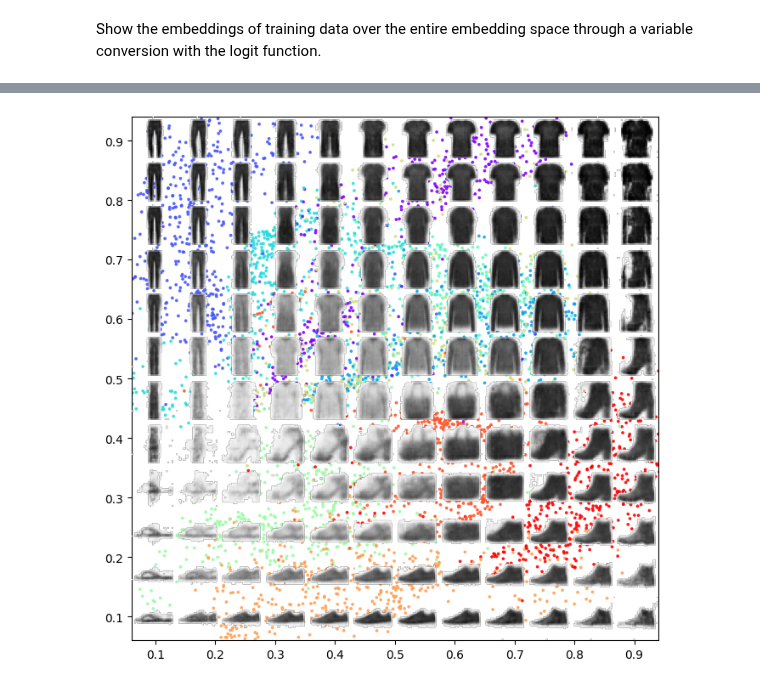
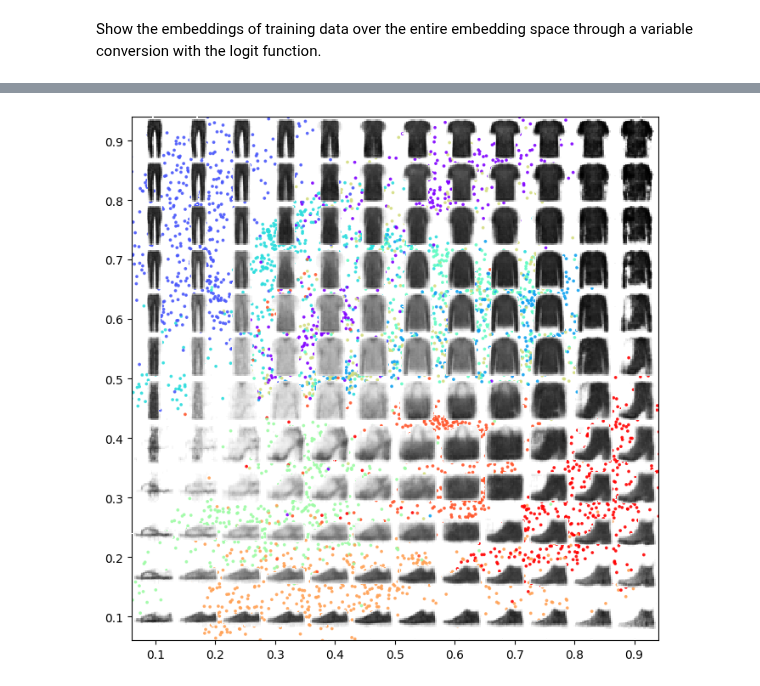
Before and after one commit to enakai00/colab_GenAI_lecture, a Jupyter notebook: Part02/3. Variational AutoEncoder Fashion MNIST.ipynb, the cells around one changed output, grey strips where cells are left out. Saved outputs shown, nothing was run; the diff lists cells and outputs as text; code cells hidden in the pictures.

```diff
--- a/Part02/3. Variational AutoEncoder Fashion MNIST.ipynb
+++ b/Part02/3. Variational AutoEncoder Fashion MNIST.ipynb
@@ -255,27 +255,27 @@ _ = subplot.scatter(sigmoid(embeddings[:, 0]), sigmoid(embeddings[:, 1]),
 # %%
 x = np.linspace(0.1, 0.9, 12)
 y = np.linspace(0.9, 0.1, 12)
 xv, yv = np.meshgrid(x, y)
 logit = lambda x: np.log(x)-np.log(1-x)
 grid = np.array(list(zip(logit(xv.flatten()), logit(yv.flatten()))))
 reconstructions = decoder.predict(grid, verbose=0)
 
 fig = plt.figure(figsize=(8, 8))
 subplot = fig.add_subplot(1, 1, 1)
 subplot.set_xlim((0.06, 0.94))
 subplot.set_ylim((0.06, 0.94))
 subplot.scatter(sigmoid(embeddings[:, 0]), sigmoid(embeddings[:, 1]),
                 cmap='rainbow', c=example_labels, alpha=0.8, s=3)
 
 my_cmap = copy.copy(colormaps['gray_r'])
 my_cmap.set_bad(alpha=0)
 fig.subplots_adjust(hspace=0, wspace=0)
 for i in range(12*12):
     subplot = fig.add_subplot(12, 12, i + 1)
     subplot.axis('off')
     # make background transparent
     img = [*map(lambda x: np.nan if x < 0.02 else x, reconstructions[i])]
-    subplot.imshow(np.array(img).reshape((32, 32)),
+    subplot.imshow(np.array(img).reshape((32, 32)), interpolation='none',
                    vmin=0, vmax=1, cmap=my_cmap)
 # %% [output]
-[figure, old version]
+[figure, new version]
```
Also changed, not shown: parts of 5 cells of this notebook, 5 other files.
